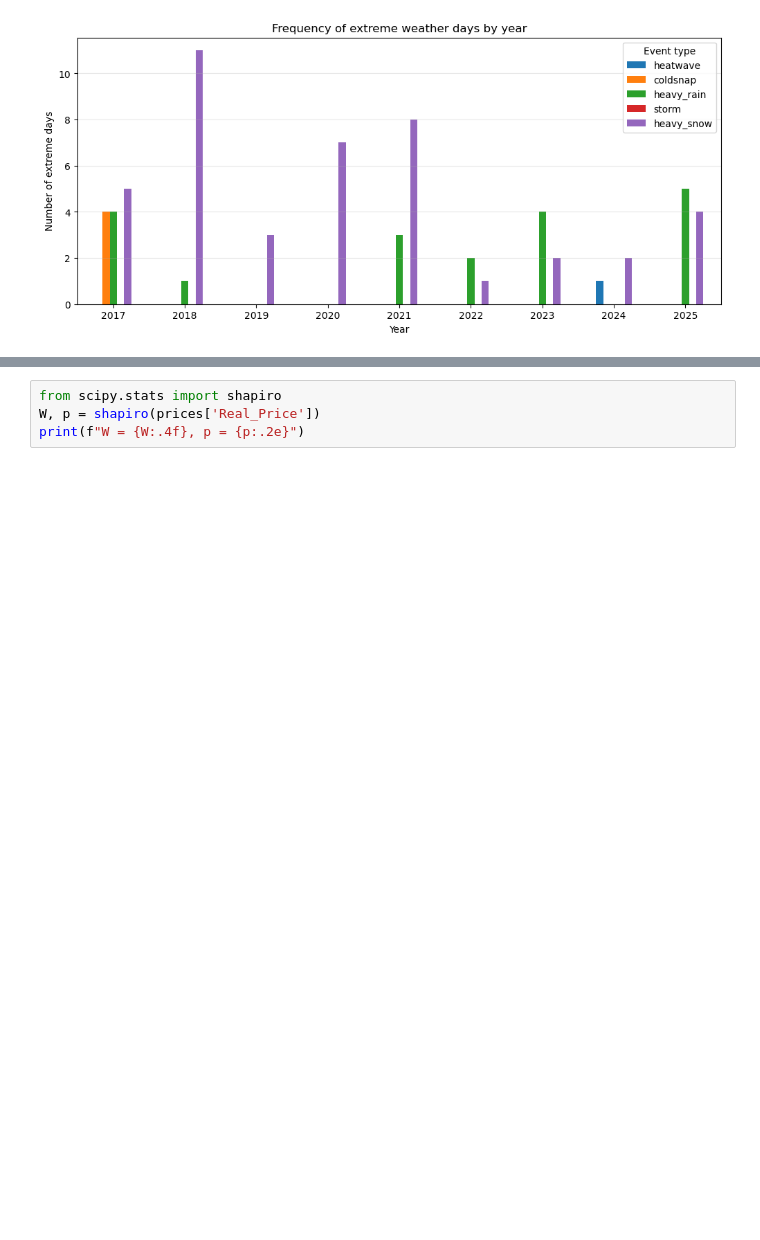
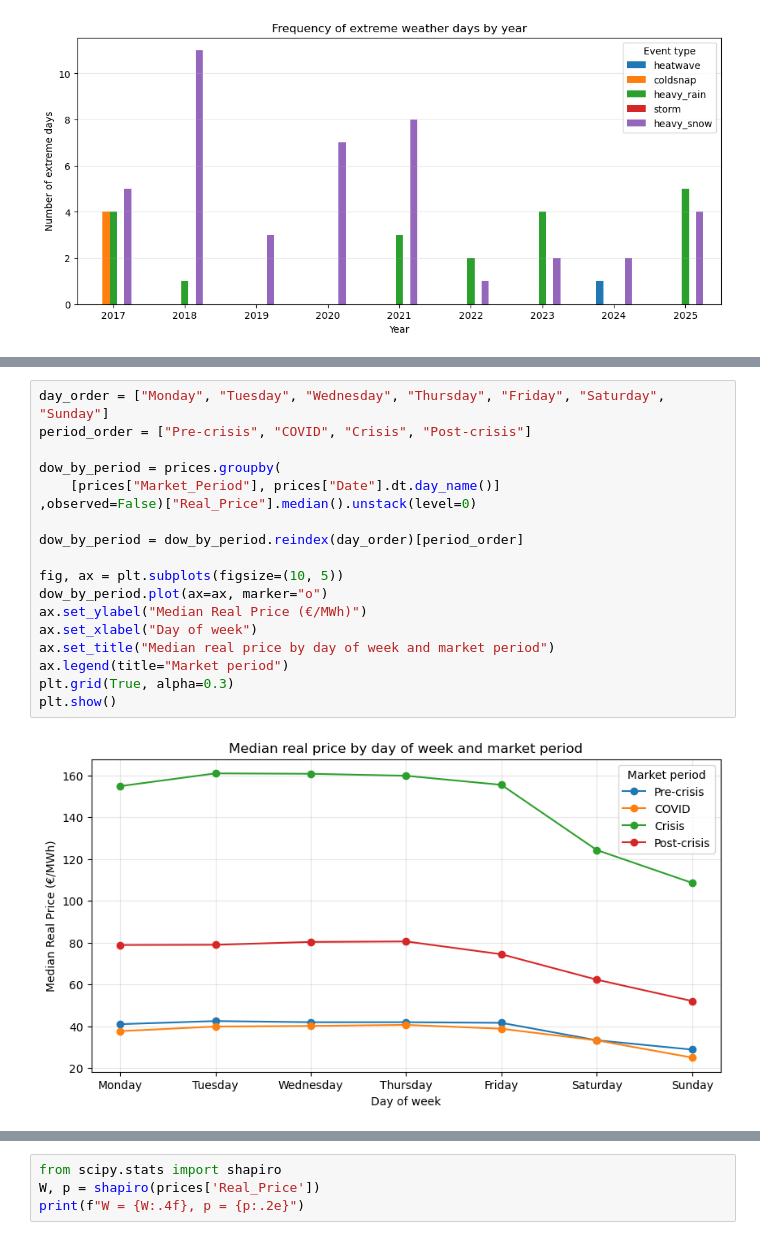
Before and after one commit to AdelinChaushev/Bulgarian-electricity-prices, a Jupyter notebook: BulgarianElectricityPrices.ipynb, the cells around one changed output, grey strips where cells are left out. Cells and saved outputs as stored; diff of their text form; blank space fills up the shorter version.

```diff
--- a/BulgarianElectricityPrices.ipynb
+++ b/BulgarianElectricityPrices.ipynb
@@ -858,0 +881,20 @@ Methodological consequence: the temperature correlations measured in Section 6 r
+# %%
+day_order = ["Monday", "Tuesday", "Wednesday", "Thursday", "Friday", "Saturday", "Sunday"]
+period_order = ["Pre-crisis", "COVID", "Crisis", "Post-crisis"]
+
+dow_by_period = prices.groupby(
+    [prices["Market_Period"], prices["Date"].dt.day_name()]
+,observed=False)["Real_Price"].median().unstack(level=0)
+
+dow_by_period = dow_by_period.reindex(day_order)[period_order]
+
+fig, ax = plt.subplots(figsize=(10, 5))
+dow_by_period.plot(ax=ax, marker="o")
+ax.set_ylabel("Median Real Price (€/MWh)")
+ax.set_xlabel("Day of week")
+ax.set_title("Median real price by day of week and market period")
+ax.legend(title="Market period")
+plt.grid(True, alpha=0.3)
+plt.show()
+# %% [output]
+[figure, added]
```
Also changed, not shown: parts of 64 cells of this notebook.
